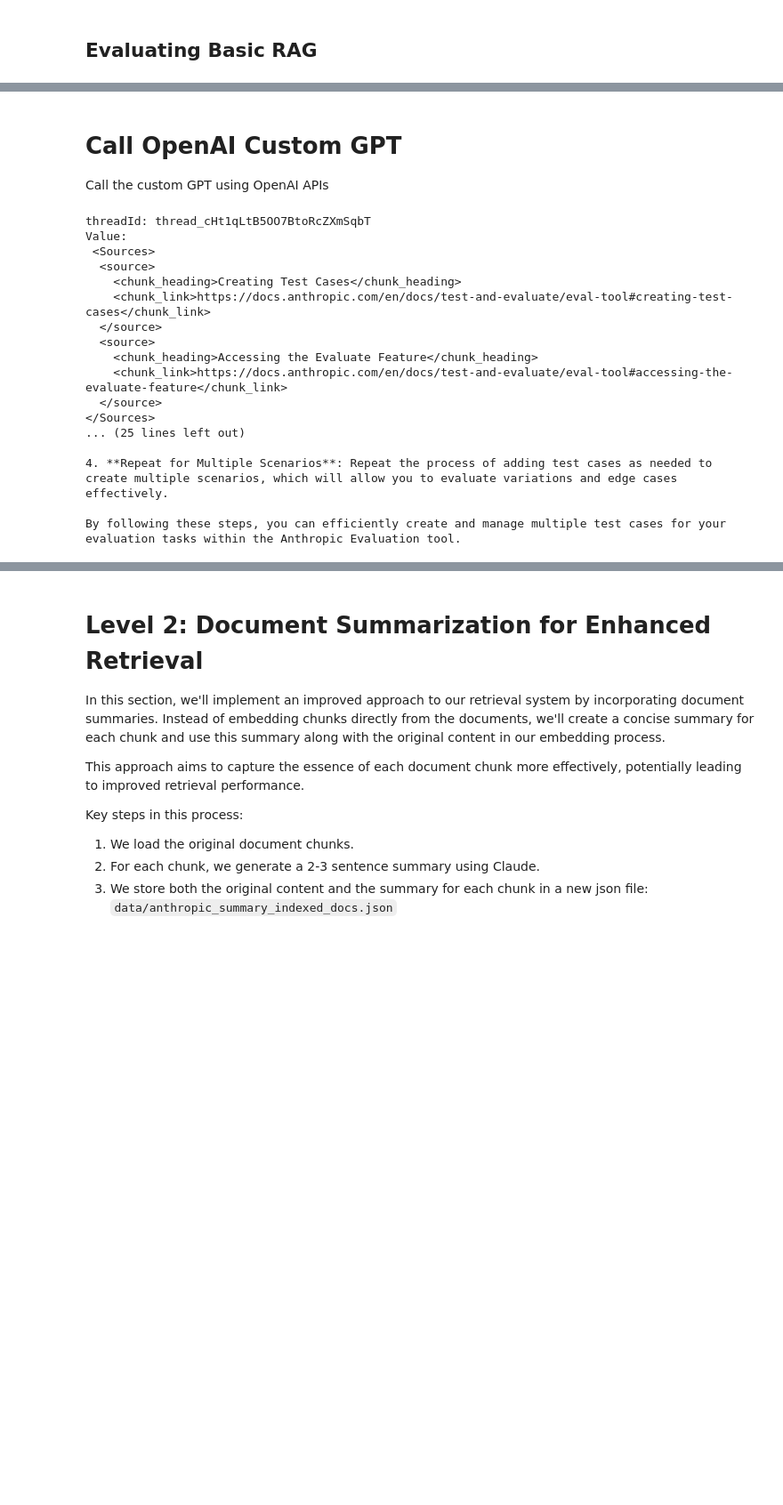
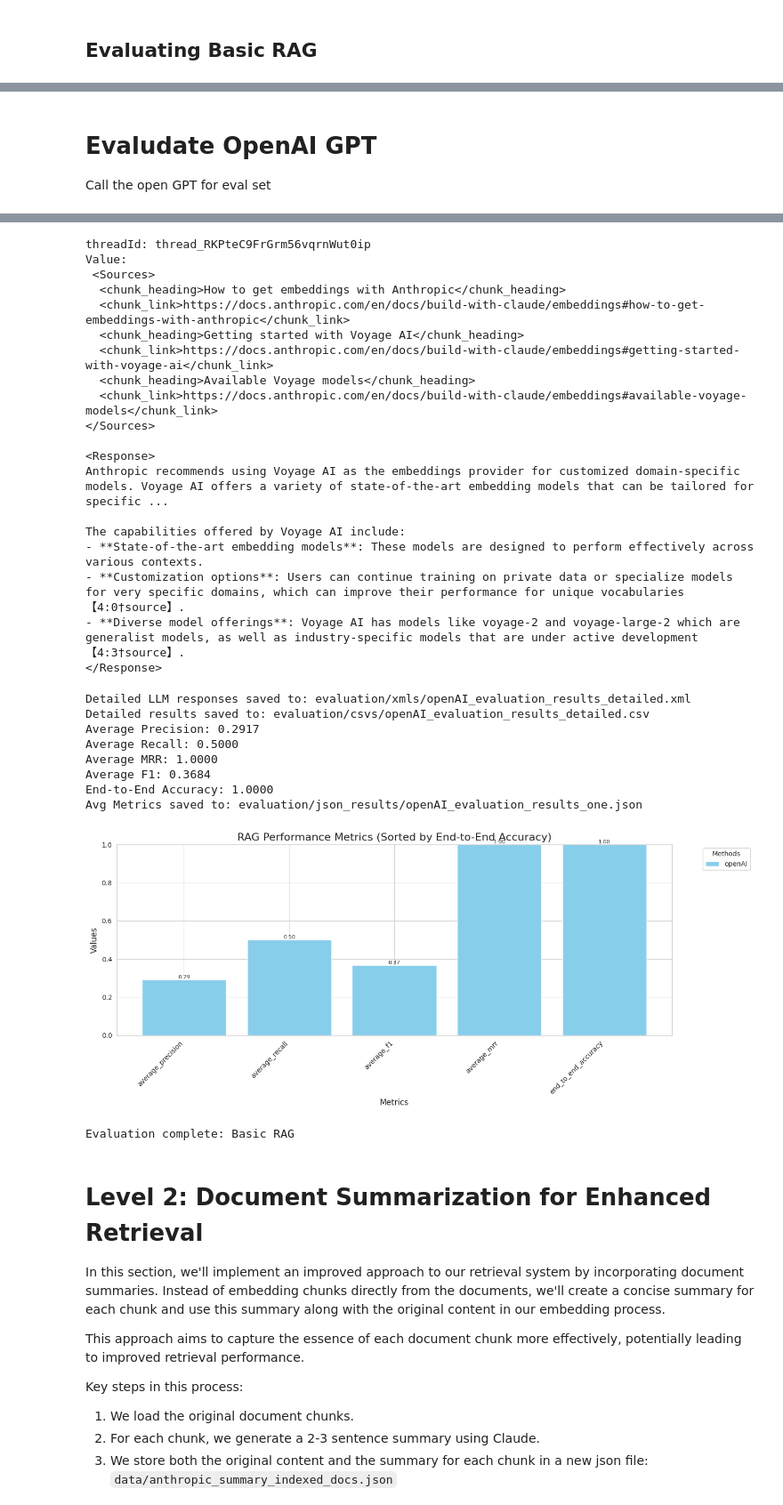
Before and after one commit to abhishekprateek/anthropic-cookbook-abhip, a Jupyter notebook: DeclarativeAgents/DevBoxPOC/dev_box_guide.ipynb, the cells around one changed output, grey strips where cells are left out. Shown at 89% size. Cells and saved outputs as stored; diff of their text form; code cells hidden in the pictures; blank space fills up the shorter version.

Commit message:
basic openAI eval working

```diff
--- a/DeclarativeAgents/DevBoxPOC/dev_box_guide.ipynb
+++ b/DeclarativeAgents/DevBoxPOC/dev_box_guide.ipynb
@@ -74,35 +74,11 @@ Evaluation complete
 # %% [markdown]
-# Call OpenAI Custom GPT
+# Evaludate OpenAI GPT
 
-Call the custom GPT using OpenAI APIs
+Call the open GPT for eval set
-# %%
-from evaluate_openAI_gpt import create_thread_and_run
-from Helpers.eval_helpers import print_debug_logs
-
-
-debug_logs = True
-query = "How can you create multiple test cases for an evaluation in the Anthropic Evaluation tool?"
-chunk_links, response = create_thread_and_run(query, debug_logs)
-
-
-# Print extracted values
-print_debug_logs(f"Chunk Links:\n {chunk_links}", debug_logs)
-print_debug_logs(f"Response:\n {response}", debug_logs)
-# %% [output]
-threadId: thread_cHt1qLtB5OO7BtoRcZXmSqbT
-Value:
- <Sources>
-  <source>
-    <chunk_heading>Creating Test Cases</chunk_heading>
-    <chunk_link>https://docs.anthropic.com/en/docs/test-and-evaluate/eval-tool#creating-test-cases</chunk_link>
-  </source>
-  <source>
-    <chunk_heading>Accessing the Evaluate Feature</chunk_heading>
-    <chunk_link>https://docs.anthropic.com/en/docs/test-and-evaluate/eval-tool#accessing-the-evaluate-feature</chunk_link>
-  </source>
-</Sources>
-... (25 lines left out)
-
-4. **Repeat for Multiple Scenarios**: Repeat the process of adding test cases as needed to create multiple scenarios, which will allow you to evaluate variations and edge cases effectively.
-
-By following these steps, you can efficiently create and manage multiple test cases for your evaluation tasks within the Anthropic Evaluation tool.
+# %%
+from evaluate_openAI_gpt import evaluate_opeAI_gpt
+
+topK = 2
+
+evaluate_opeAI_gpt(eval_data, topK)
+# %% [output]
@@ -109,3 +102,32 @@ By following these steps, you can efficiently create and manage multiple test ca
+threadId: thread_RKPteC9FrGrm56vqrnWut0ip
+Value:
+ <Sources>
+  <chunk_heading>How to get embeddings with Anthropic</chunk_heading>
+  <chunk_link>https://docs.anthropic.com/en/docs/build-with-claude/embeddings#how-to-get-embeddings-with-anthropic</chunk_link>
+  <chunk_heading>Getting started with Voyage AI</chunk_heading>
+  <chunk_link>https://docs.anthropic.com/en/docs/build-with-claude/embeddings#getting-started-with-voyage-ai</chunk_link>
+  <chunk_heading>Available Voyage models</chunk_heading>
+  <chunk_link>https://docs.anthropic.com/en/docs/build-with-claude/embeddings#available-voyage-models</chunk_link>
+</Sources>
+
+<Response>
+Anthropic recommends using Voyage AI as the embeddings provider for customized domain-specific models. Voyage AI offers a variety of state-of-the-art embedding models that can be tailored for specific ...
+
+The capabilities offered by Voyage AI include:
+- **State-of-the-art embedding models**: These models are designed to perform effectively across various contexts.
+- **Customization options**: Users can continue training on private data or specialize models for very specific domains, which can improve their performance for unique vocabularies【4:0†source】.
+- **Diverse model offerings**: Voyage AI has models like voyage-2 and voyage-large-2 which are generalist models, as well as industry-specific models that are under active development【4:3†source】.
+</Response>
+Detailed LLM responses saved to: evaluation/xmls/openAI_evaluation_results_detailed.xml
+Detailed results saved to: evaluation/csvs/openAI_evaluation_results_detailed.csv
+Average Precision: 0.2917
+Average Recall: 0.5000
+Average MRR: 1.0000
+Average F1: 0.3684
+End-to-End Accuracy: 1.0000
+Avg Metrics saved to: evaluation/json_results/openAI_evaluation_results_one.json
+[figure, added]
+Evaluation complete: Basic RAG
 # %% [markdown]
 # Level 2: Document Summarization for Enhanced Retrieval
 
```
Also changed, not shown: parts of 2 cells of this notebook, 12 other files.
